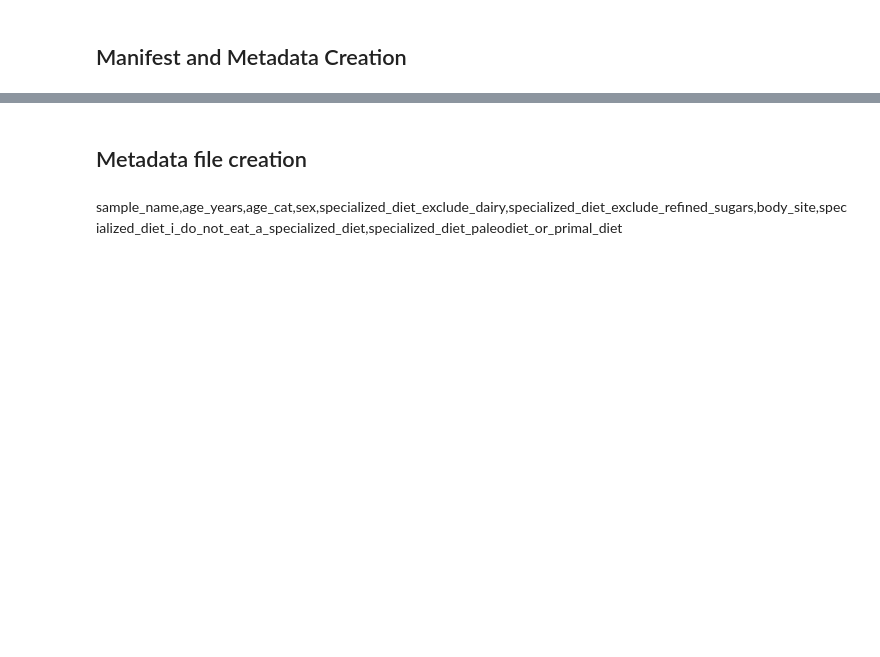
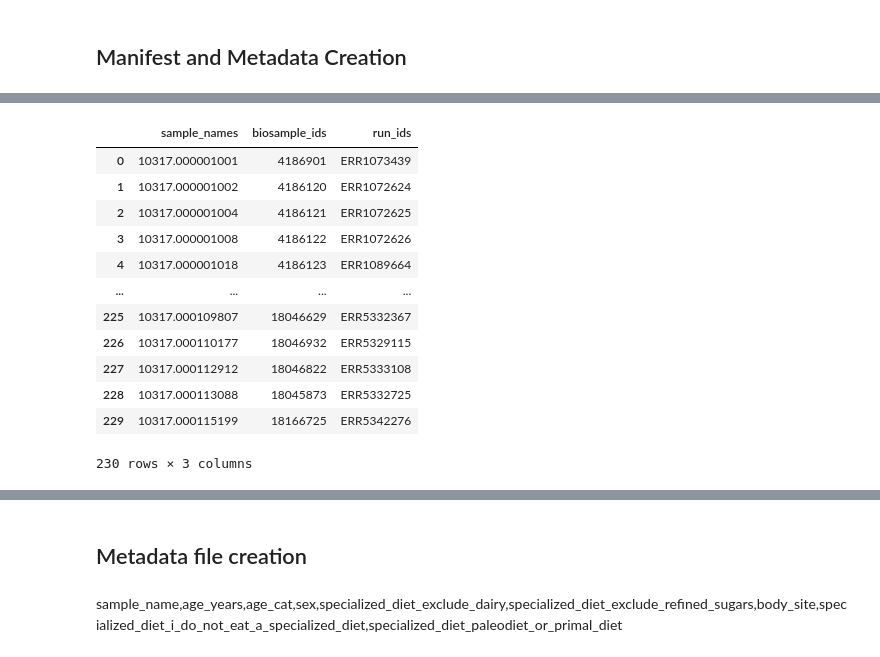
Before and after one commit to grusso98/gut-microbiota-diet, a Jupyter notebook: fastq-analysis.ipynb, the cells around one changed output, grey strips where cells are left out. Saved outputs shown, nothing was run; the diff lists cells and outputs as text; code cells hidden in the pictures; blank space fills up the shorter version.

```diff
--- a/fastq-analysis.ipynb
+++ b/fastq-analysis.ipynb
@@ -29,0 +18,16 @@ manifest = manifest.loc[~manifest.sample_name.isin(sample_no_fastq)]
+# %%
+data_id
+# %% [output]
+|  | sample_names | biosample_ids | run_ids |
+| 0 | 10317.000001001 | 4186901 | ERR1073439 |
+| 1 | 10317.000001002 | 4186120 | ERR1072624 |
+| 2 | 10317.000001004 | 4186121 | ERR1072625 |
+| 3 | 10317.000001008 | 4186122 | ERR1072626 |
+| 4 | 10317.000001018 | 4186123 | ERR1089664 |
+| ... | ... | ... | ... |
+| 225 | 10317.000109807 | 18046629 | ERR5332367 |
+| 226 | 10317.000110177 | 18046932 | ERR5329115 |
+| 227 | 10317.000112912 | 18046822 | ERR5333108 |
+| 228 | 10317.000113088 | 18045873 | ERR5332725 |
+| 229 | 10317.000115199 | 18166725 | ERR5342276 |
+230 rows × 3 columns
```
Also changed, not shown: parts of 17 cells of this notebook, 2 other files.
